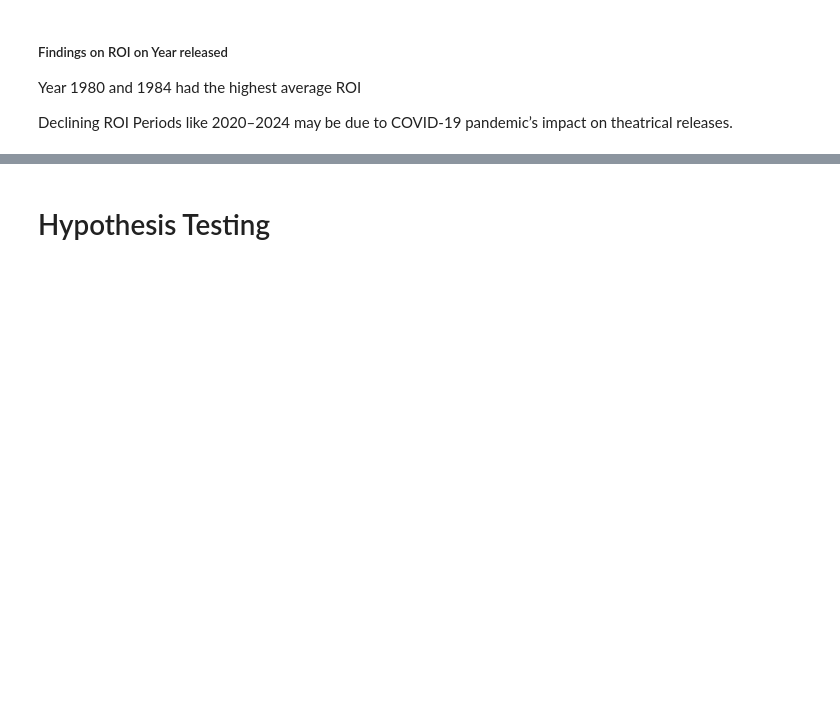
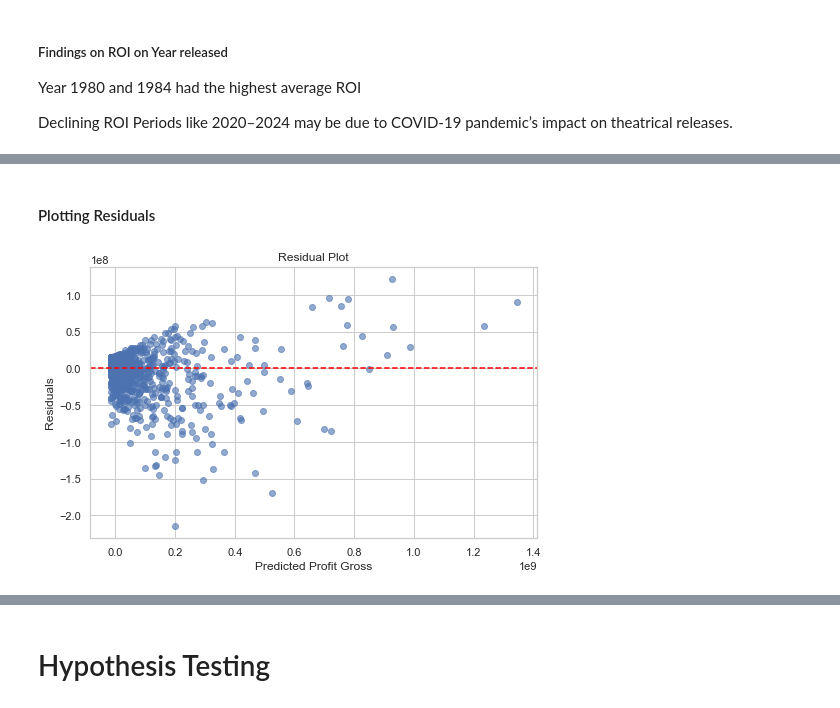
Before and after one commit to CarolN90/Group-9-End-of-Phase-2-Project, a Jupyter notebook: Group_9_Phase_2_Notebook.ipynb, the cells around one changed output, grey strips where cells are left out. Saved outputs shown, nothing was run; the diff lists cells and outputs as text; code cells hidden in the pictures; blank space fills up the shorter version.

```diff
--- a/Group_9_Phase_2_Notebook.ipynb
+++ b/Group_9_Phase_2_Notebook.ipynb
@@ -627,0 +777,26 @@ Declining ROI Periods like  2020–2024 may be due to COVID-19 pandemic’s impa
+# %% [markdown]
+#### Plotting Residuals
+# %%
+from sklearn.linear_model import LinearRegression
+from sklearn.model_selection import train_test_split
+
+
+X = tn_movie_df[['worldwide_gross']]
+y = tn_movie_df['profit_gross']
+
+X_train, X_test, y_train, y_test = train_test_split(X, y, test_size=0.2, random_state=42)
+
+model = LinearRegression()
+model.fit(X_train, y_train)
+predictions = model.predict(X_test)
+residuals = y_test - predictions
+
+plt.figure(figsize=(8, 5))
+plt.scatter(predictions, residuals, alpha=0.6)
+plt.axhline(y=0, color='red', linestyle='--')
+plt.xlabel('Predicted Profit Gross')
+plt.ylabel('Residuals')
+plt.title('Residual Plot')
+plt.show()
+# %% [output]
+[figure, added]
```
Also changed, not shown: parts of 38 cells of this notebook.
